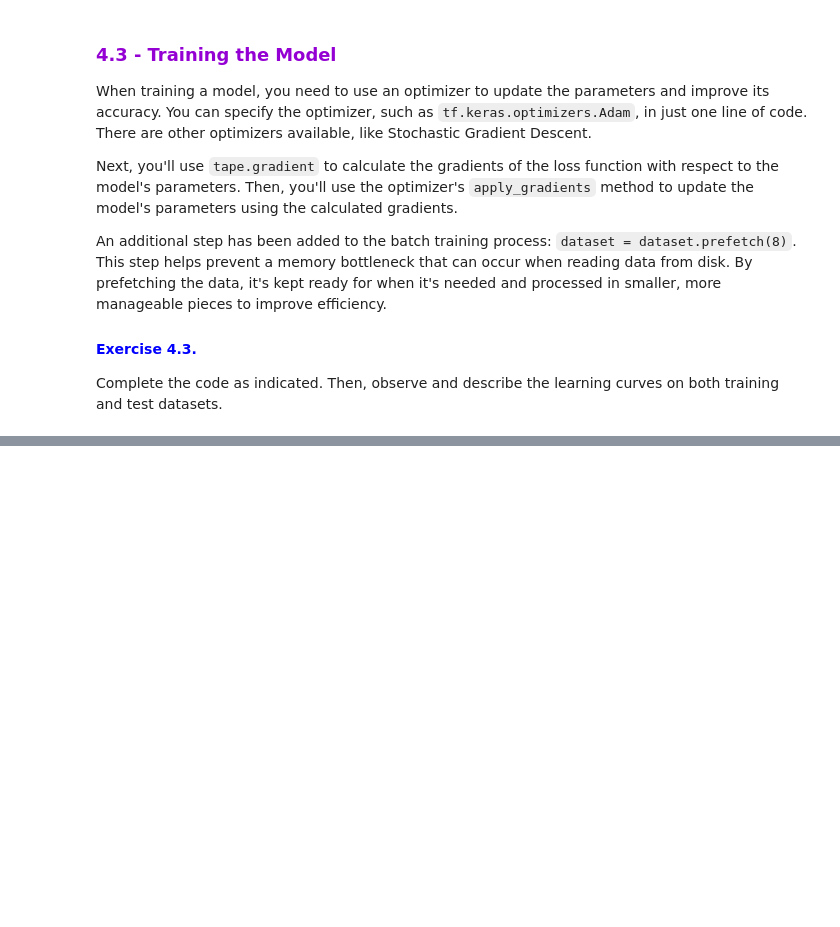
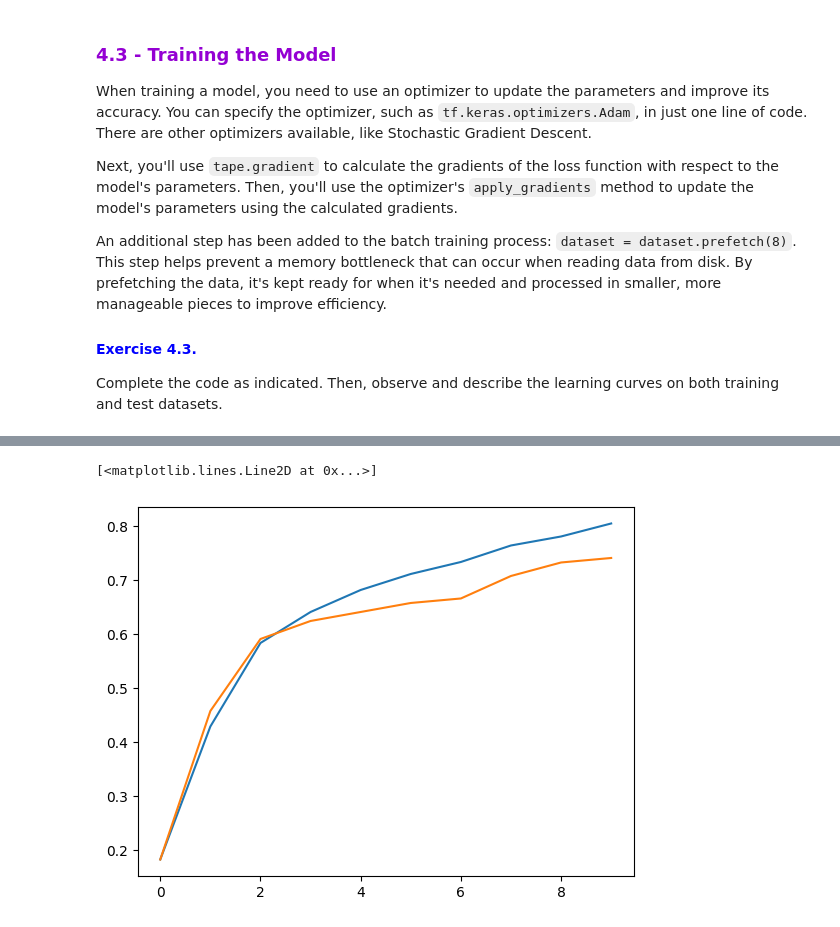
Before and after one commit to AquaBxSchool/2024-2025-ESIR-AA, a Jupyter notebook: TP1/AA_DEL_TP1_NN_TF_vstudents.ipynb, the cells around one changed output, grey strips where cells are left out. Drawn from its saved outputs; the diff is of its cells as text; code cells hidden in the pictures; blank space fills up the shorter version.

```diff
--- a/TP1/AA_DEL_TP1_NN_TF_vstudents.ipynb
+++ b/TP1/AA_DEL_TP1_NN_TF_vstudents.ipynb
@@ -582,3 +608,9 @@ InvalidArgumentError: {{function_node __wrapped__MatMul_device_/job:localhost/re
 # %%
 # Plot the train and test accuracy
 # TODO
+plt.figure()
+plt.plot(train_acc)
+plt.plot(test_acc)
+# %% [output]
+[<matplotlib.lines.Line2D at 0x...>]
+[figure, added]
```
Also changed, not shown: parts of 5 cells of this notebook.
